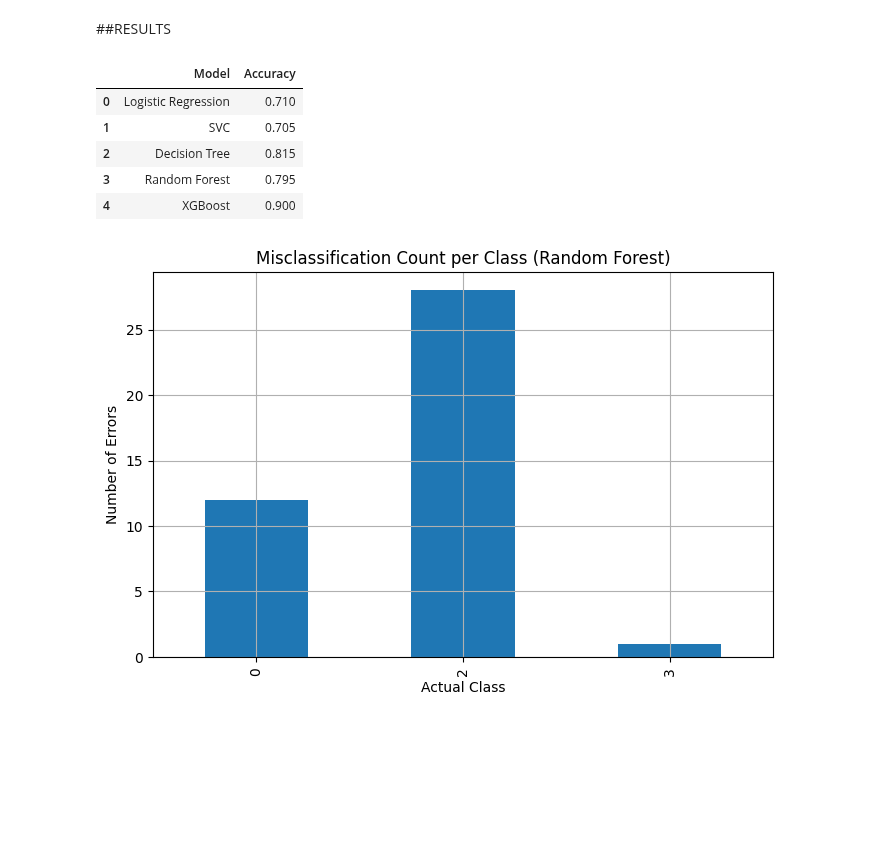
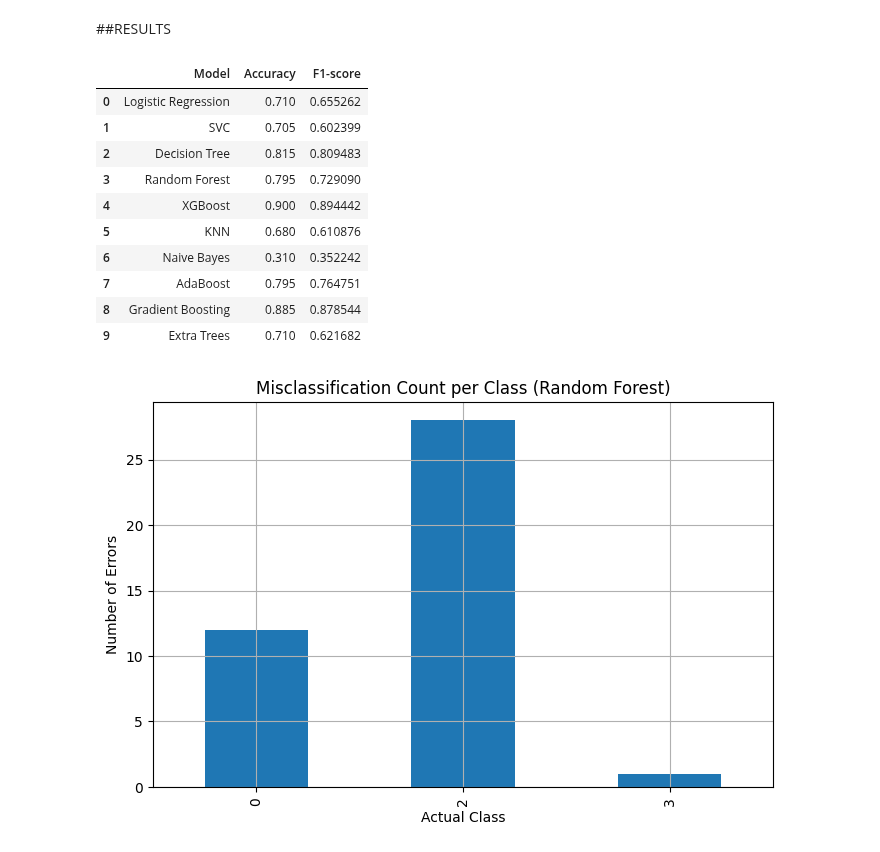
Before and after one commit to Aayush077/ML, a Jupyter notebook: earthquake_predictor_classification.ipynb, the cells around one changed output. Drawn from its saved outputs; the diff is of its cells as text; code cells hidden in the pictures; blank space fills up the shorter version.

```diff
--- a/earthquake_predictor_classification.ipynb
+++ b/earthquake_predictor_classification.ipynb
@@ -678,45 +961,50 @@ plt.show()
 [figure]
 # %% [markdown]
 ##RESULTS
+# %%
+from sklearn.metrics import f1_score
+
+f1_lr  = f1_score(y_test, y_pred_lr,  average='weighted')
+f1_svr = f1_score(y_test, y_pred_svr, average='weighted')
+f1_dt  = f1_score(y_test, y_pred_dt,  average='weighted')
+f1_rf  = f1_score(y_test, y_pred_rf,  average='weighted')
+f1_xgb = f1_score(y_test, y_pred_xgb, average='weighted')
+f1_knn = f1_score(y_test, y_pred_knn, average='weighted')
+f1_nb  = f1_score(y_test, y_pred_nb,  average='weighted')
+
+f1_ada = f1_score(y_test, y_pred_ada, average='weighted')
+f1_gb  = f1_score(y_test, y_pred_gb,  average='weighted')
+f1_et  = f1_score(y_test, y_pred_et,  average='weighted')
 # %%
-# Evaluation Summary (Classification)
+# Final Classification Results Summary
 
 results = []
 
-results.append({
-    "Model": "Logistic Regression",
-    "Accuracy": accuracy_lr
-})
-
-results.append({
-    "Model": "SVC",
-    "Accuracy": accuracy_svr
-})
-
-results.append({
-    "Model": "Decision Tree",
-    "Accuracy": accuracy_dt
-})
-
-results.append({
-    "Model": "Random Forest",
-    "Accuracy": accuracy_rf
-})
-
-results.append({
-    "Model": "XGBoost",
-    "Accuracy": accuracy_xgb
-})
+results.append({"Model": "Logistic Regression", "Accuracy": accuracy_lr, "F1-score": f1_lr})
+results.append({"Model": "SVC",                "Accuracy": accuracy_svr, "F1-score": f1_svr})
+results.append({"Model": "Decision Tree",      "Accuracy": accuracy_dt, "F1-score": f1_dt})
+results.append({"Model": "Random Forest",      "Accuracy": accuracy_rf, "F1-score": f1_rf})
+results.append({"Model": "XGBoost",            "Accuracy": accuracy_xgb, "F1-score": f1_xgb})
+results.append({"Model": "KNN",                "Accuracy": accuracy_knn, "F1-score": f1_knn})
+results.append({"Model": "Naive Bayes",        "Accuracy": accuracy_nb, "F1-score": f1_nb})
+results.append({"Model": "AdaBoost",           "Accuracy": accuracy_ada, "F1-score": f1_ada})
+results.append({"Model": "Gradient Boosting",  "Accuracy": accuracy_gb, "F1-score": f1_gb})
+results.append({"Model": "Extra Trees",        "Accuracy": accuracy_et, "F1-score": f1_et})
 
 res_df = pd.DataFrame(results)
 display(res_df)
 # %% [output]
-|  | Model | Accuracy |
-| 0 | Logistic Regression | 0.710 |
-| 1 | SVC | 0.705 |
-| 2 | Decision Tree | 0.815 |
-| 3 | Random Forest | 0.795 |
-| 4 | XGBoost | 0.900 |
+|  | Model | Accuracy | F1-score |
+| 0 | Logistic Regression | 0.710 | 0.655262 |
+| 1 | SVC | 0.705 | 0.602399 |
+| 2 | Decision Tree | 0.815 | 0.809483 |
+| 3 | Random Forest | 0.795 | 0.729090 |
+| 4 | XGBoost | 0.900 | 0.894442 |
+| 5 | KNN | 0.680 | 0.610876 |
+| 6 | Naive Bayes | 0.310 | 0.352242 |
+| 7 | AdaBoost | 0.795 | 0.764751 |
+| 8 | Gradient Boosting | 0.885 | 0.878544 |
+| 9 | Extra Trees | 0.710 | 0.621682 |
 # %%
 # Count misclassifications per class
 errors = y_test != y_pred_rf
```
Also changed, not shown: parts of 25 cells of this notebook.
